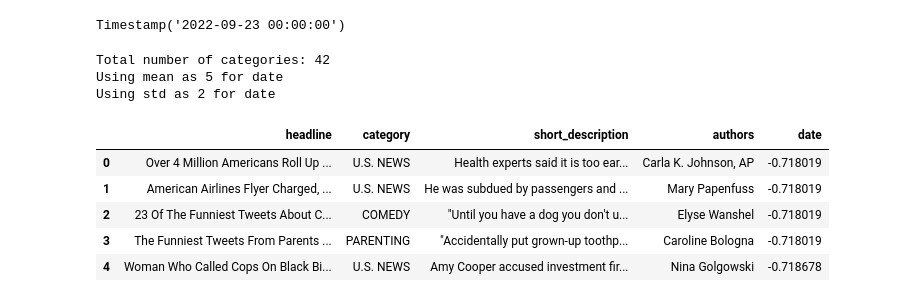
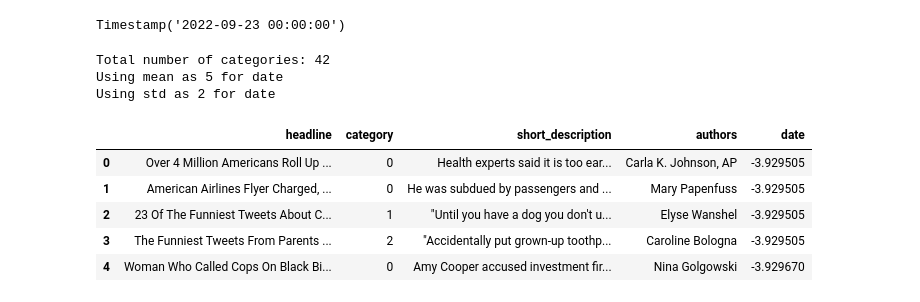
Before and after one commit to messi10tom/Fake-news-Generator, a Jupyter notebook: Copy_of_notebook5f405768e2.ipynb, the cells around one changed output. Cells and saved outputs as stored; diff of their text form; code cells hidden in the pictures.

```diff
--- a/Copy_of_notebook5f405768e2.ipynb
+++ b/Copy_of_notebook5f405768e2.ipynb
@@ -88,22 +88,25 @@ def encode(df: pd.DataFrame,
 
   mean = mean if mean else df['date'].mean()
   std = std if std else df['date'].std()
+
   print('Using mean as {} for date'.format(mean))
   print('Using std as {} for date'.format(std))
 
   df['date'] = (df['date'] - mean)/std
-
+  df['category'] = df['category'].map(category_tokens_xi)
   return df
-# %%
-f = encode(data, 5, 2)
-f.head()
-# %% [output]
-Total number of categories: 42
-Using mean as 5 for date
-Using std as 2 for date
-|  | headline | category | short_description | authors | date |
-| 0 | Over 4 Million Americans Roll Up ... | U.S. NEWS | Health experts said it is too ear... | Carla K. Johnson, AP | -0.718019 |
-| 1 | American Airlines Flyer Charged, ... | U.S. NEWS | He was subdued by passengers and ... | Mary Papenfuss | -0.718019 |
-| 2 | 23 Of The Funniest Tweets About C... | COMEDY | "Until you have a dog you don't u... | Elyse Wanshel | -0.718019 |
-| 3 | The Funniest Tweets From Parents ... | PARENTING | "Accidentally put grown-up toothp... | Caroline Bologna | -0.718019 |
-| 4 | Woman Who Called Cops On Black Bi... | U.S. NEWS | Amy Cooper accused investment fir... | Nina Golgowski | -0.718678 |
+# %%
+mean = 5
+std = 2
+f = encode(data, mean, std)
+f.head()
+# %% [output]
+Total number of categories: 42
+Using mean as 5 for date
+Using std as 2 for date
+|  | headline | category | short_description | authors | date |
+| 0 | Over 4 Million Americans Roll Up ... | 0 | Health experts said it is too ear... | Carla K. Johnson, AP | -3.929505 |
+| 1 | American Airlines Flyer Charged, ... | 0 | He was subdued by passengers and ... | Mary Papenfuss | -3.929505 |
+| 2 | 23 Of The Funniest Tweets About C... | 1 | "Until you have a dog you don't u... | Elyse Wanshel | -3.929505 |
+| 3 | The Funniest Tweets From Parents ... | 2 | "Accidentally put grown-up toothp... | Caroline Bologna | -3.929505 |
+| 4 | Woman Who Called Cops On Black Bi... | 0 | Amy Cooper accused investment fir... | Nina Golgowski | -3.929670 |
```
